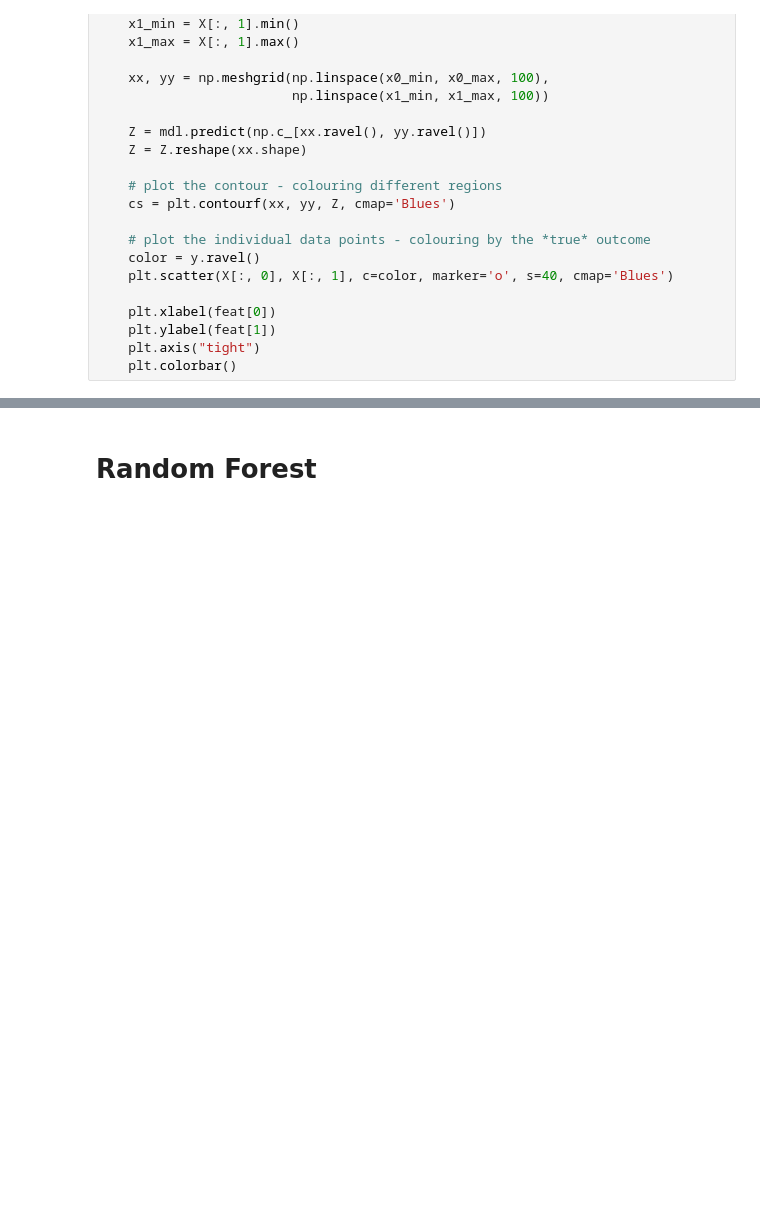
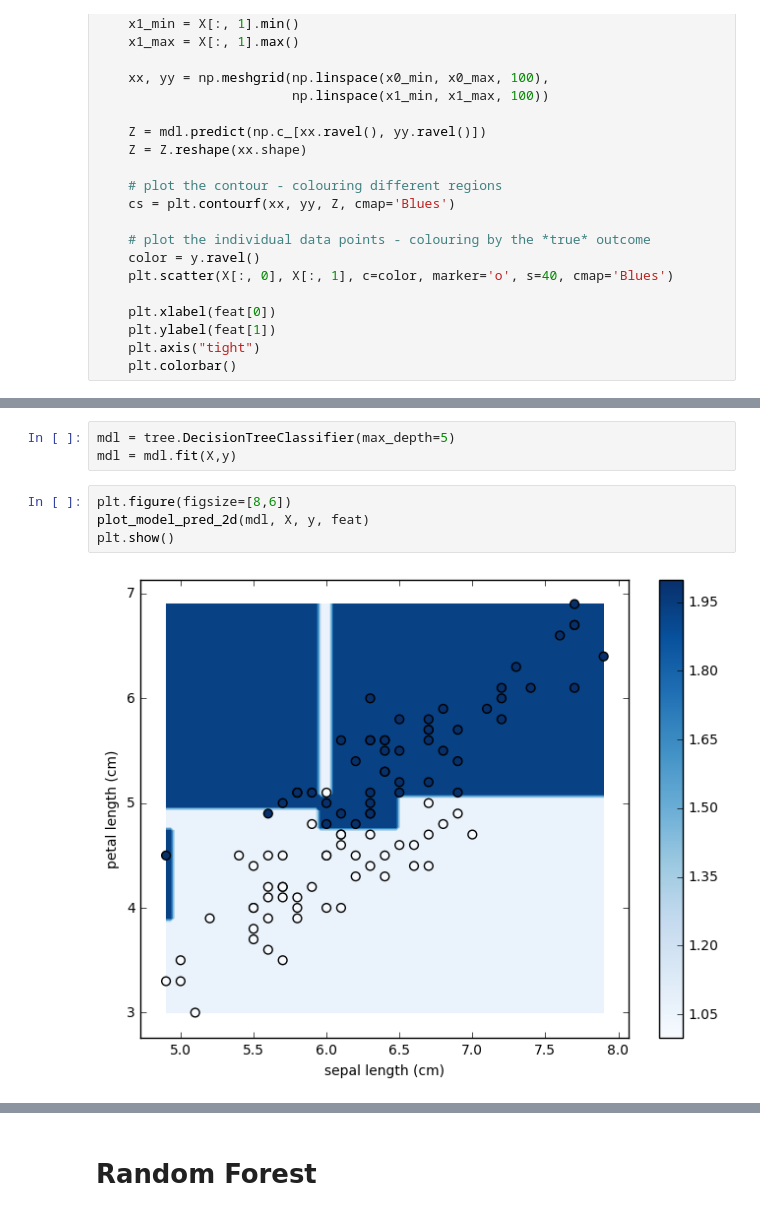
Before and after one commit to alistairewj/tree-prediction-tutorial, a Jupyter notebook: trees-classification.ipynb, the cells around one changed output, grey strips where cells are left out. Drawn from its saved outputs; the diff is of its cells as text; blank space fills up the shorter version.

```diff
--- a/trees-classification.ipynb
+++ b/trees-classification.ipynb
@@ -216,0 +153,9 @@ plt.show()
+# %%
+mdl = tree.DecisionTreeClassifier(max_depth=5)
+mdl = mdl.fit(X,y)
+# %%
+plt.figure(figsize=[8,6])
+plot_model_pred_2d(mdl, X, y, feat)
+plt.show()
+# %% [output]
+[figure, added]
```
Also changed, not shown: parts of 54 cells of this notebook.
